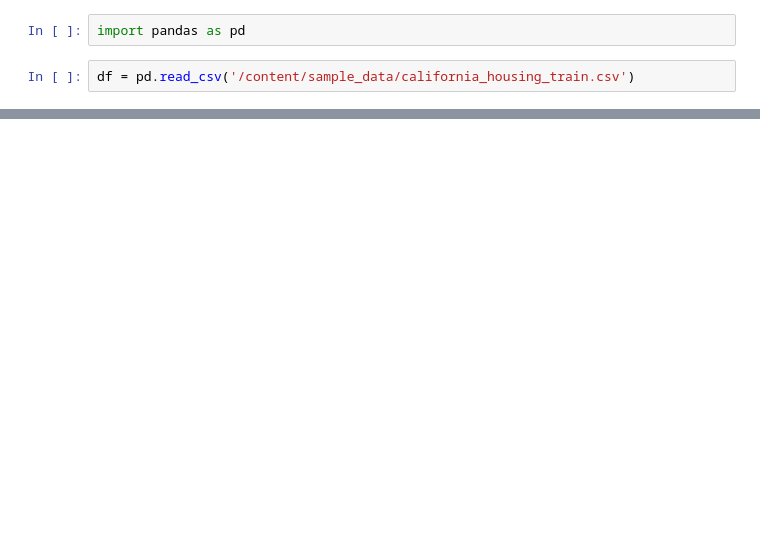
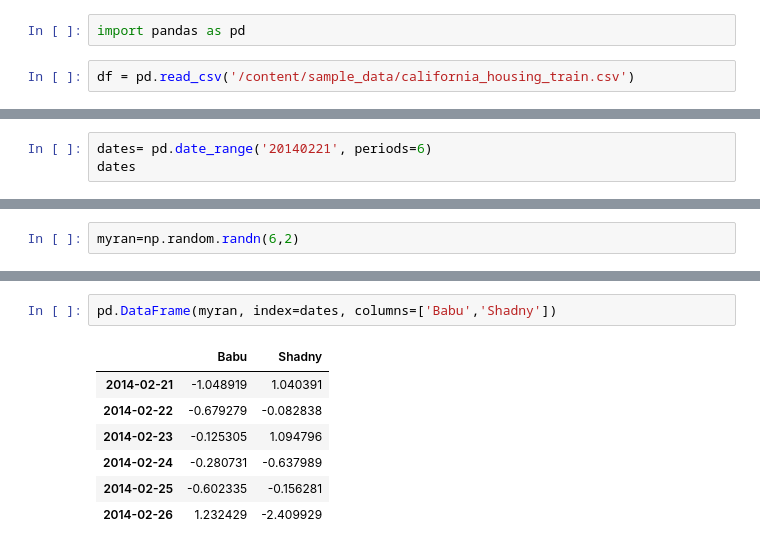
Before and after one commit to abdurrahman16/Pandas-Data-Manipulation, a Jupyter notebook: Pandas_Data_Manipulation.ipynb, the cells around one changed output, grey strips where cells are left out. Saved outputs shown, nothing was run; the diff lists cells and outputs as text; blank space fills up the shorter version.

```diff
--- a/Pandas_Data_Manipulation.ipynb
+++ b/Pandas_Data_Manipulation.ipynb
@@ -24,0 +99,3 @@ df.tail()
+# %%
+dates= pd.date_range('20140221', periods=6)
+dates
@@ -24,0 +116,2 @@ df.tail()
+# %%
+myran=np.random.randn(6,2)
@@ -24,0 +127,10 @@ df.tail()
+# %%
+pd.DataFrame(myran, index=dates, columns=['Babu','Shadny'])
+# %% [output]
+|  | Babu | Shadny |
+| 2014-02-21 | -1.048919 | 1.040391 |
+| 2014-02-22 | -0.679279 | -0.082838 |
+| 2014-02-23 | -0.125305 | 1.094796 |
+| 2014-02-24 | -0.280731 | -0.637989 |
+| 2014-02-25 | -0.602335 | -0.156281 |
+| 2014-02-26 | 1.232429 | -2.409929 |
```
Also changed, not shown: parts of 13 cells of this notebook.
